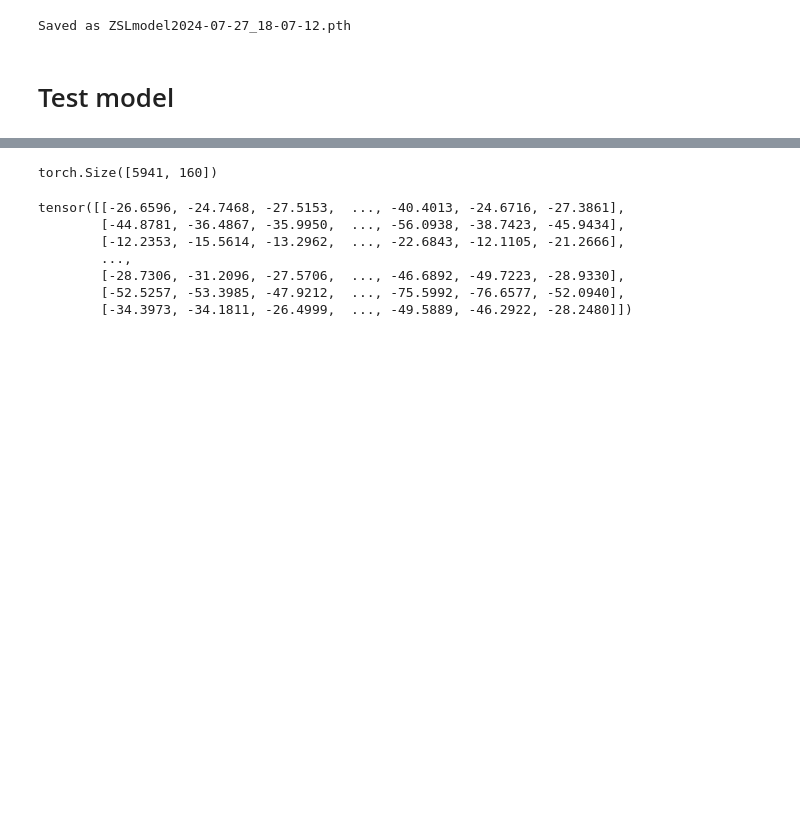
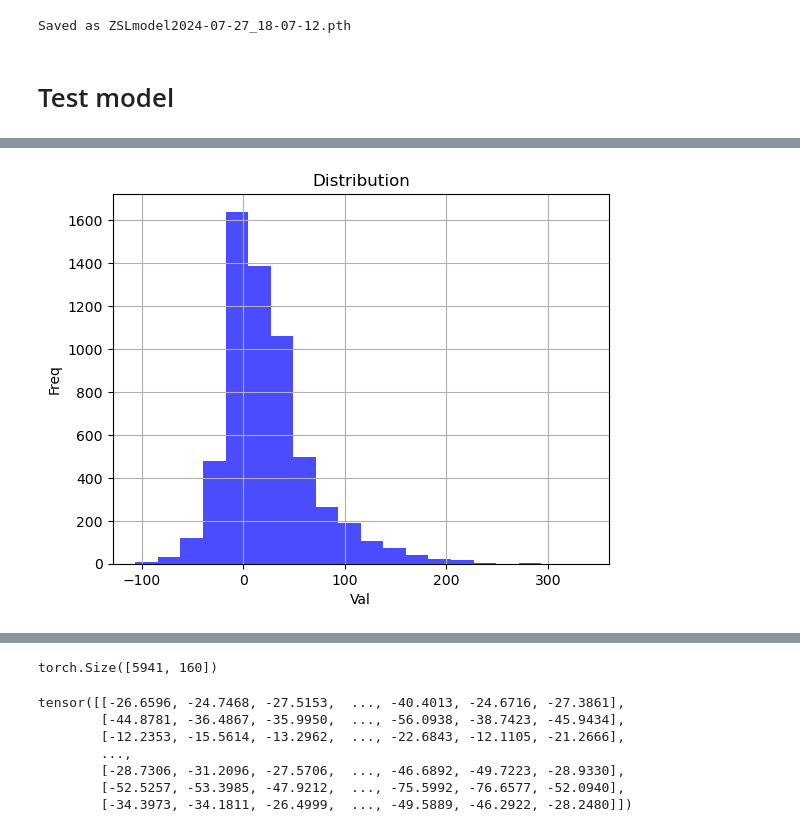
Before and after one commit to JICV4/Thesis, a Jupyter notebook: Example_ZSL.ipynb, the cells around one changed output, grey strips where cells are left out. Saved outputs shown, nothing was run; the diff lists cells and outputs as text; code cells hidden in the pictures; blank space fills up the shorter version.

```diff
--- a/Example_ZSL.ipynb
+++ b/Example_ZSL.ipynb
@@ -232,0 +336,9 @@ For the level Strain the F1 score is: 0.9641870260238647
+# %%
+#Analyze the scores instead of the "probabilities"
+max_scores = []
+for i in range(len(best)):
+    score_max = torch.max(y_pred[i])
+    score_mean = torch.mean(y_pred[i])
+    score_std = torch.std(y_pred[i])
+    print(f"for the set {i}: max: {score_max} | mean: {score_mean} | std: {score_std}")
+    max_scores.append(score_max)
@@ -232,0 +363,5 @@ For the level Strain the F1 score is: 0.9641870260238647
+# %%
+#Check if the max scores have similar magnitudes
+plot_distribution(max_scores) #The max scores do differ and with a normal distribution, maybe because some max scores are actually not separated from the rest of the scores
+# %% [output]
+[figure, added]
```
Also changed, not shown: parts of 44 cells of this notebook, 2 other files.
